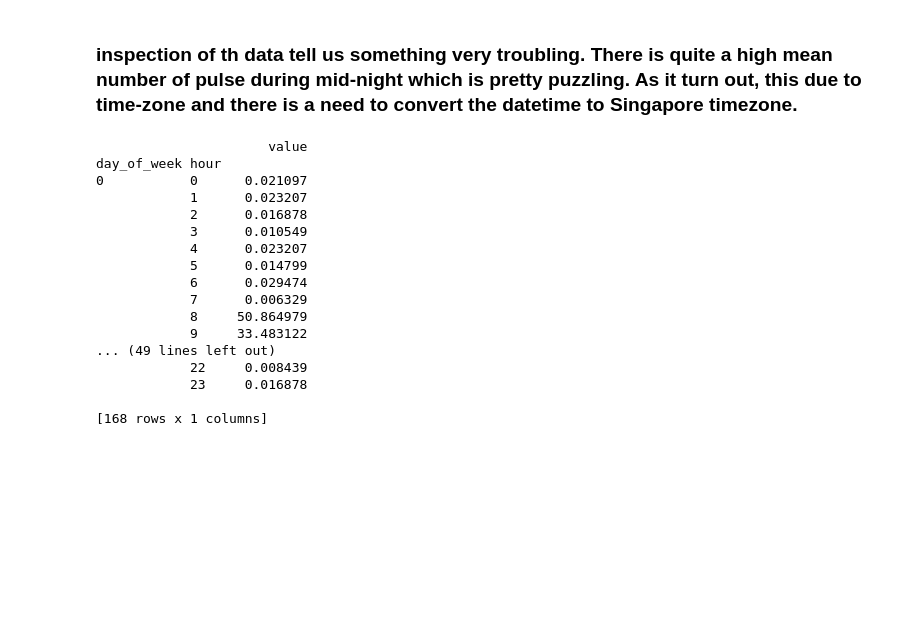
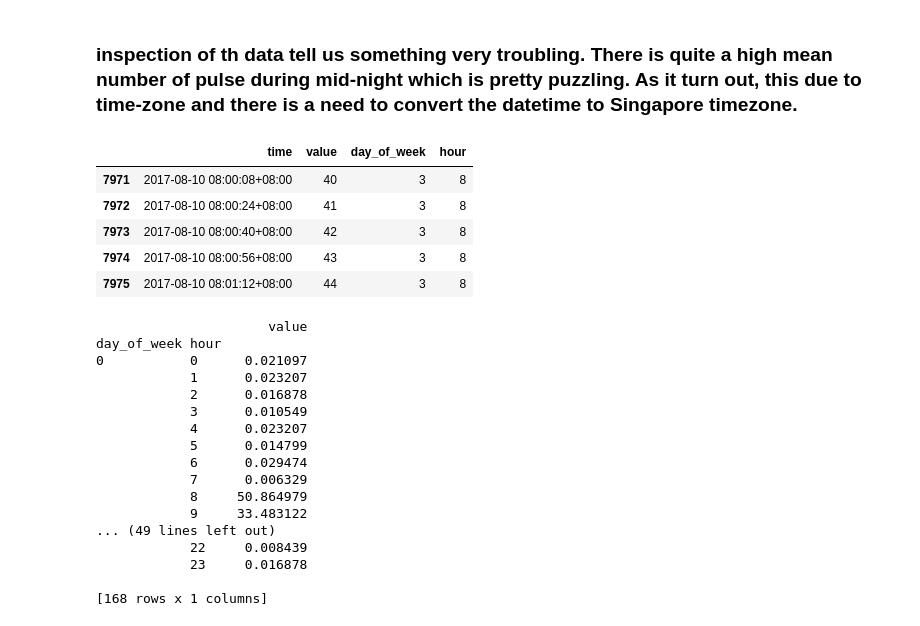
Before and after one commit to coolingozone/myremote, a Jupyter notebook: Remote_Eye.ipynb, the cells around one changed output. Drawn from its saved outputs; the diff is of its cells as text; code cells hidden in the pictures; blank space fills up the shorter version.

```diff
--- a/Remote_Eye.ipynb
+++ b/Remote_Eye.ipynb
@@ -111,38 +121,47 @@ day_of_week hour
 # %% [markdown]
 ### inspection of th data tell us something very troubling. There is quite a high mean number of pulse during mid-night which is pretty puzzling. As it turn out, this due to time-zone and there is a need to convert the datetime to Singapore timezone.
 # %%
-# we had to go all the way back to redo some of the conversion
 df=pd.read_csv('reading2_20170807.csv',names=['name', 'time', 'node1', 'value'],skiprows=1)
 #using to numeric function and remove row that cannot be converted
 df=df.ix[:,['time','value']]
 df['time'] = pd.to_numeric(df['time'], errors='coerce')
 df['value'] = pd.to_numeric(df['value'], errors='coerce')
-
+# the unix timestamp is huge and probably in nano-second, after experimenting realised that the last 9 zeros need to be removed
 df['time']=df['time']/1000000000
 df['time']=pd.to_datetime(df['time'],unit='s')
-df['time']=df['time'].dt.tz_localize('UTC').dt.tz_convert('Asia/Singapore') # correction of time zone
+df['time']=df['time'].dt.tz_localize('UTC').dt.tz_convert('Asia/Singapore')
 df['day_of_week'] = df['time'].dt.weekday
 df['hour']=df['time'].dt.hour
-grouped=df.groupby(['day_of_week','hour']).mean()
-print(grouped)
+df=df[(df['time'] > '2017-08-10')]
+df.head()
 # %% [output]
-                      value
-day_of_week hour
-0           0      0.021097
-            1      0.023207
-            2      0.016878
-            3      0.010549
-            4      0.023207
-            5      0.014799
-            6      0.029474
-            7      0.006329
-            8     50.864979
-            9     33.483122
-... (49 lines left out)
-            22     0.008439
-            23     0.016878
-
-[168 rows x 1 columns]
+|  | time | value | day_of_week | hour |
+| 7971 | 2017-08-10 08:00:08+08:00 | 40 | 3 | 8 |
+| 7972 | 2017-08-10 08:00:24+08:00 | 41 | 3 | 8 |
+| 7973 | 2017-08-10 08:00:40+08:00 | 42 | 3 | 8 |
+| 7974 | 2017-08-10 08:00:56+08:00 | 43 | 3 | 8 |
+| 7975 | 2017-08-10 08:01:12+08:00 | 44 | 3 | 8 |
+# %%
+grouped=df.groupby(['day_of_week','hour']).mean()
+print(grouped)
+# %% [output]
+                      value
+day_of_week hour
+0           0      0.021097
+            1      0.023207
+            2      0.016878
+            3      0.010549
+            4      0.023207
+            5      0.014799
+            6      0.029474
+            7      0.006329
+            8     50.864979
+            9     33.483122
+... (49 lines left out)
+            22     0.008439
+            23     0.016878
+
+[168 rows x 1 columns]
 # %%
 fig, (ax1) = plt.subplots(nrows = 1, sharex = True)
 for i in range(0,6,1):
```
Also changed, not shown: parts of 4 cells of this notebook.
